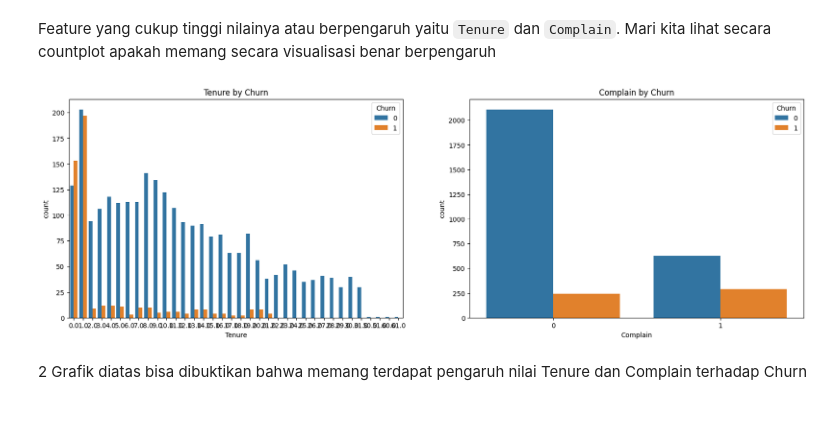
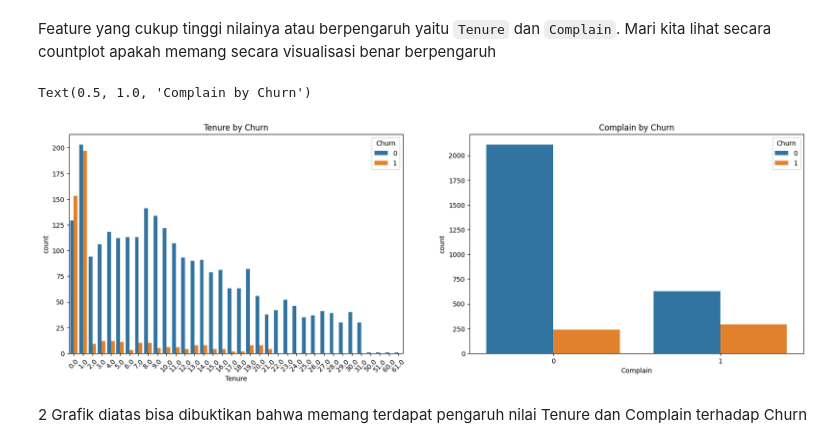
Before and after one commit to ariqr11/capstone3, a Jupyter notebook: ecommerce_churn.ipynb, the cells around one changed output. Saved outputs shown, nothing was run; the diff lists cells and outputs as text; code cells hidden in the pictures; blank space fills up the shorter version.

```diff
--- a/ecommerce_churn.ipynb
+++ b/ecommerce_churn.ipynb
@@ -1356,13 +1354,15 @@ Feature yang cukup tinggi nilainya atau berpengaruh yaitu `Tenure` dan `Complain
 # %%
 plt.figure(figsize=(20,6))
 plt.subplot(1,2,1)
 sns.countplot(data=df, x='Tenure', hue='Churn')
-plt.title('Tenure by Churn');
+plt.title('Tenure by Churn')
+plt.xticks(rotation=45)
 plt.subplot(1,2,2)
 sns.countplot(data=df, x='Complain', hue='Churn')
-plt.title('Complain by Churn');
+plt.title('Complain by Churn')
 # %% [output]
+Text(0.5, 1.0, 'Complain by Churn')
-[figure, old version]
+[figure, new version]
 # %% [markdown]
 2 Grafik diatas bisa dibuktikan bahwa memang terdapat pengaruh nilai Tenure dan Complain terhadap Churn
 # %% [markdown]
```
Also changed, not shown: parts of 4 cells of this notebook.
